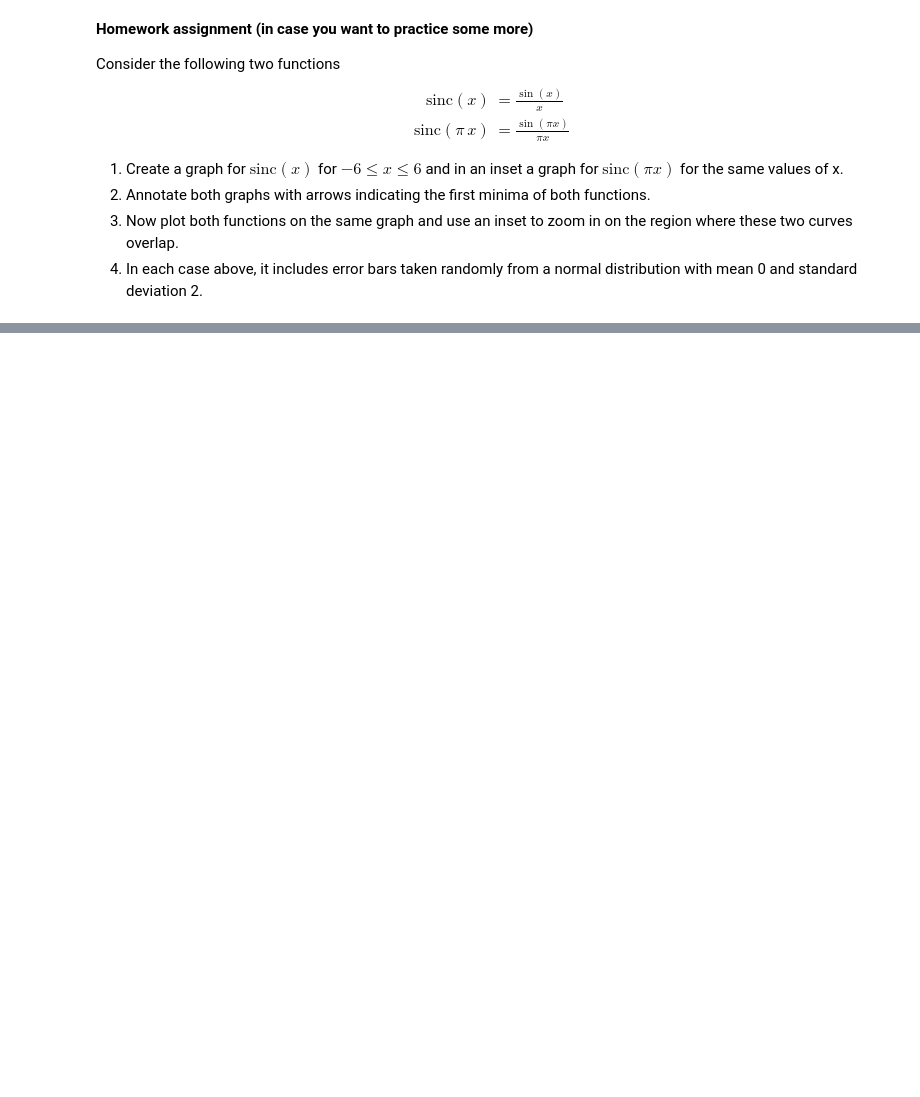
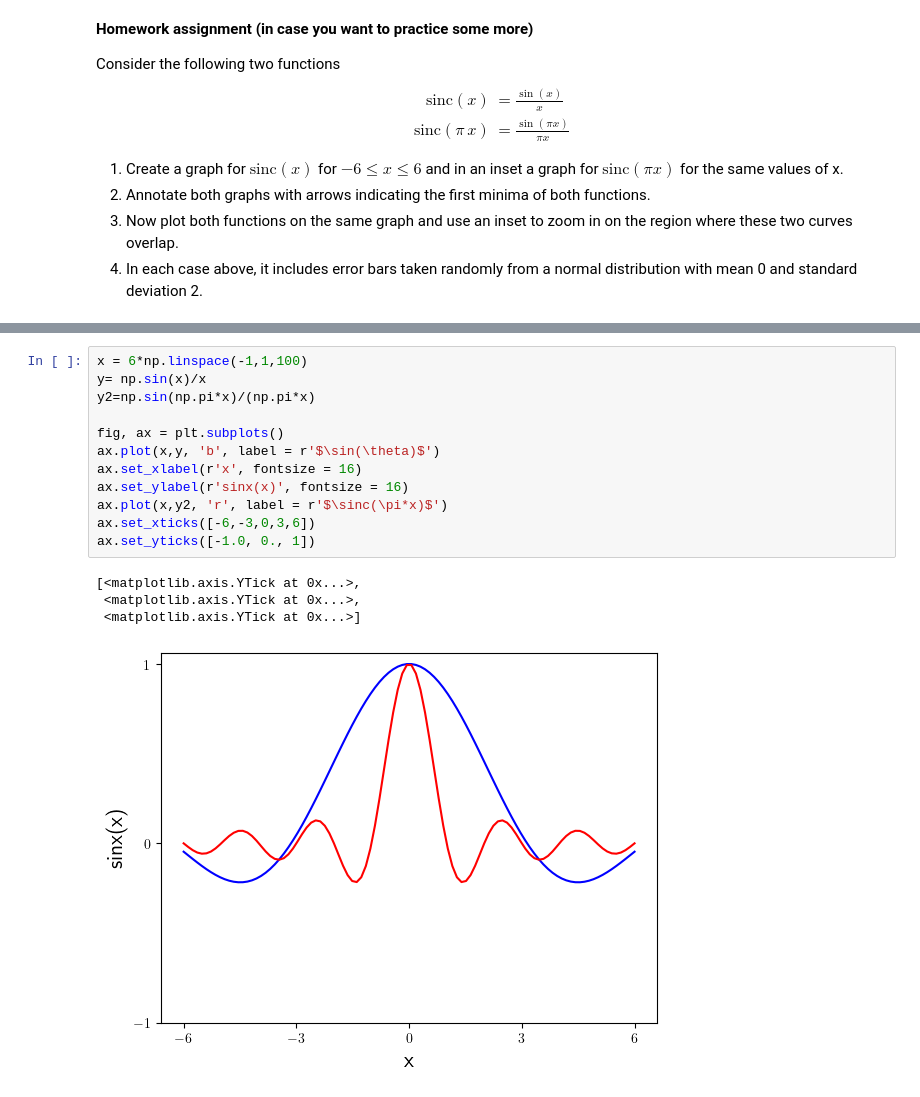
Before and after one commit to Miguelrr1912/Compu, a Jupyter notebook: Class3-temp.ipynb, the cells around one changed output, grey strips where cells are left out. Cells and saved outputs as stored; diff of their text form; blank space fills up the shorter version.

```diff
--- a/Class3-temp.ipynb
+++ b/Class3-temp.ipynb
@@ -874,0 +1008,17 @@ $$
+# %%
+x = 6*np.linspace(-1,1,100)
+y= np.sin(x)/x
+y2=np.sin(np.pi*x)/(np.pi*x)
+
+fig, ax = plt.subplots()
+ax.plot(x,y, 'b', label = r'$\sin(\theta)$')
+ax.set_xlabel(r'x', fontsize = 16)
+ax.set_ylabel(r'sinx(x)', fontsize = 16)
+ax.plot(x,y2, 'r', label = r'$\sinc(\pi*x)$')
+ax.set_xticks([-6,-3,0,3,6])
+ax.set_yticks([-1.0, 0., 1])
+# %% [output]
+[<matplotlib.axis.YTick at 0x...>,
+ <matplotlib.axis.YTick at 0x...>,
+ <matplotlib.axis.YTick at 0x...>]
+[figure, added]
```
Also changed, not shown: parts of 30 cells of this notebook.
